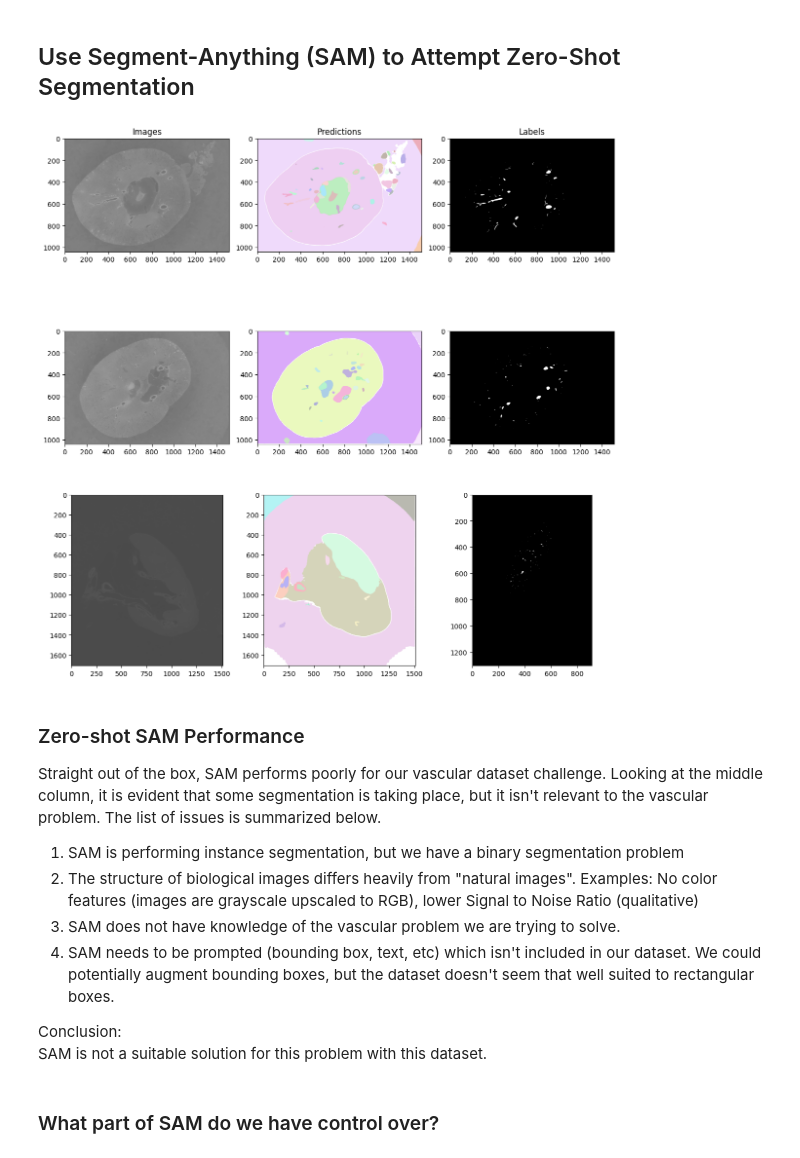
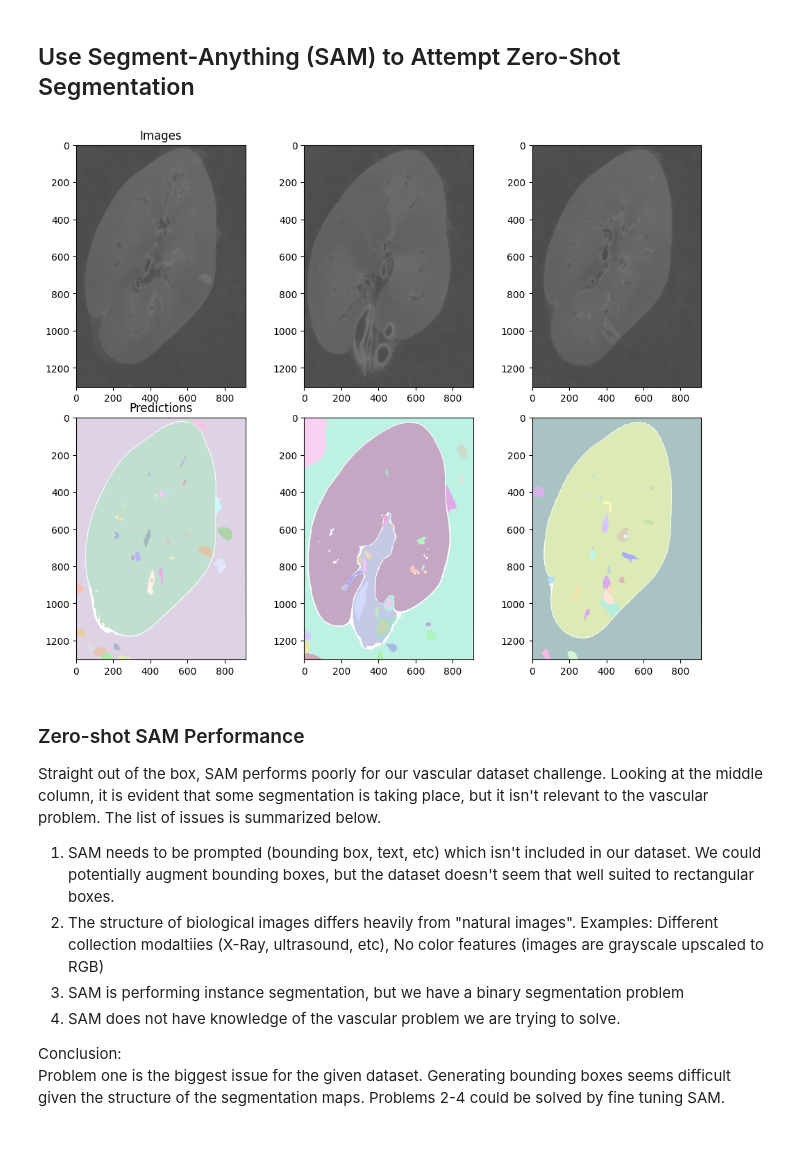
Before and after one commit to Akettle44/SenNetworks, a Jupyter notebook: transformers.ipynb, the cells around one changed output. Drawn from its saved outputs; the diff is of its cells as text; code cells hidden in the pictures.

```diff
--- a/transformers.ipynb
+++ b/transformers.ipynb
@@ -480,3 +479,9 @@ plt.show();
+# %%
+# Load a segformer model for testing (if desired)
+model = torch.load('segformer-b0-kidney-1.pt')
+
+device = 'cuda:0' if torch.cuda.is_available() else 'cpu' # Check for device
+model = model.to(device) # Send model to device before creating optimizer
 # %% [markdown]
 ### Test Trained Segformer Model
 # %%
@@ -503,6 +508,8 @@ def decodeSegformer(logits, mask):
 # Test the trained segformer model
 
 with torch.no_grad():
+
+    model.eval()
 
     segs = []
     dices = []
@@ -538,7 +545,7 @@ with torch.no_grad():
     masks =  [x.cpu().numpy() for x in masks]
 
     # Show examples
-    fig, ax = plt.subplots(3, 3, figsize = (12, 12))
+    fig, ax = plt.subplots(3, 3, figsize = (10, 10))
     fig.tight_layout() # Make plot look better
 
     ax[0,0].set_title('Images')
@@ -580,14 +587,16 @@ sam.to(device=device)
 mask_generator = SamAutomaticMaskGenerator(sam)
 # %%
-# Grab a few random images from the training set
-idxs = np.random.choice(np.arange(Xtr.shape[0]), 3)
+# Grab a few items from the training set
+k1_path = os.path.join(os.path.join(os.path.join(os.path.join(os.getcwd(), 'data'), 'train'), 'kidney_1_dense'), 'images')
+names = os.listdir(k1_path)
+images = []
 
-images = [trds.__getitem__(x)[0] for x in idxs]
-labels = [trds.__getitem__(x)[1] for x in idxs]
+images.append(cv2.imread(os.path.join(k1_path, names[0])))
+images.append(cv2.imread(os.path.join(k1_path, names[1])))
+images.append(cv2.imread(os.path.join(k1_path, names[2])))
 
 # Make prediction
 totalmasks = []
-
 for image in images:
 	masks = mask_generator.generate(image)
 	totalmasks.append(np.array(masks))
@@ -598,59 +607,51 @@ with torch.no_grad():
 # %%
 # From segment-anything automatic_mask_generator_example.ipynb in the FAIR Github repository
 def show_anns(anns):
     if len(anns) == 0:
         return
     sorted_anns = sorted(anns, key=(lambda x: x['area']), reverse=True)
 
     img = np.ones((sorted_anns[0]['segmentation'].shape[0], sorted_anns[0]['segmentation'].shape[1], 4))
 
     img[:,:,3] = 0
     for ann in sorted_anns:
         m = ann['segmentation']
         color_mask = np.concatenate([np.random.random(3), [0.35]])
         img[m] = color_mask
     return img
 
 # Show examples
-fig, ax = plt.subplots(3, 3, figsize = (12, 12))
+fig, ax = plt.subplots(2, 3, figsize = (10, 8))
 fig.tight_layout() # Make plot look better
 
 ax[0,0].set_title('Images')
-ax[0,1].set_title('Predictions')
-ax[0,2].set_title('Labels')
+ax[1,0].set_title('Predictions')
 
 # Images
 ax[0,0].imshow(images[0])
-ax[1,0].imshow(images[1])
-ax[2,0].imshow(images[2])
+ax[0,1].imshow(images[1])
+ax[0,2].imshow(images[2])
 
 # Predictions
-ax[0,1].imshow(show_anns(totalmasks[0]))
-ax[0,1].set_autoscale_on(False)
+ax[1,0].imshow(show_anns(totalmasks[0]))
+ax[1,0].set_autoscale_on(False)
 ax[1,1].imshow(show_anns(totalmasks[1]))
 ax[1,1].set_autoscale_on(False)
-ax[2,1].imshow(show_anns(totalmasks[2]))
-ax[2,1].set_autoscale_on(False)
-
-# Labels
-ax[0,2].imshow(labels[0])
-ax[1,2].imshow(labels[1])
-ax[2,2].imshow(labels[2])
+ax[1,2].imshow(show_anns(totalmasks[2]))
+ax[1,2].set_autoscale_on(False)
 
 plt.show()
 # %% [output]
-[figure, old version]
+[figure, new version]
 # %% [markdown]
 ### Zero-shot SAM Performance
 
 Straight out of the box, SAM performs poorly for our vascular dataset challenge. Looking at the middle column, it is evident that some segmentation is taking place, but it isn't relevant to the vascular problem. The list of issues is summarized below.
 
-1. SAM is performing instance segmentation, but we have a binary segmentation problem
-2. The structure of biological images differs heavily from "natural images". Examples: No color features (images are grayscale upscaled to RGB), lower Signal to Noise Ratio (qualitative)
-3. SAM does not have knowledge of the vascular problem we are trying to solve.
-4. SAM needs to be prompted (bounding box, text, etc) which isn't included in our dataset. We could potentially augment bounding boxes, but the dataset doesn't seem that well suited to rectangular boxes.
+1. SAM needs to be prompted (bounding box, text, etc) which isn't included in our dataset. We could potentially augment bounding boxes, but the dataset doesn't seem that well suited to rectangular boxes.
+2. The structure of biological images differs heavily from "natural images". Examples: Different collection modaltiies (X-Ray, ultrasound, etc), No color features (images are grayscale upscaled to RGB)
+3. SAM is performing instance segmentation, but we have a binary segmentation problem
+4. SAM does not have knowledge of the vascular problem we are trying to solve.
 
 Conclusion:
-SAM is not a suitable solution for this problem with this dataset.
+Problem one is the biggest issue for the given dataset. Generating bounding boxes seems difficult given the structure of the segmentation maps. Problems 2-4 could be solved by fine tuning SAM.
-# %% [markdown]
-### What part of SAM do we have control over?
```
Also changed, not shown: parts of 15 cells of this notebook, 1 other file.
